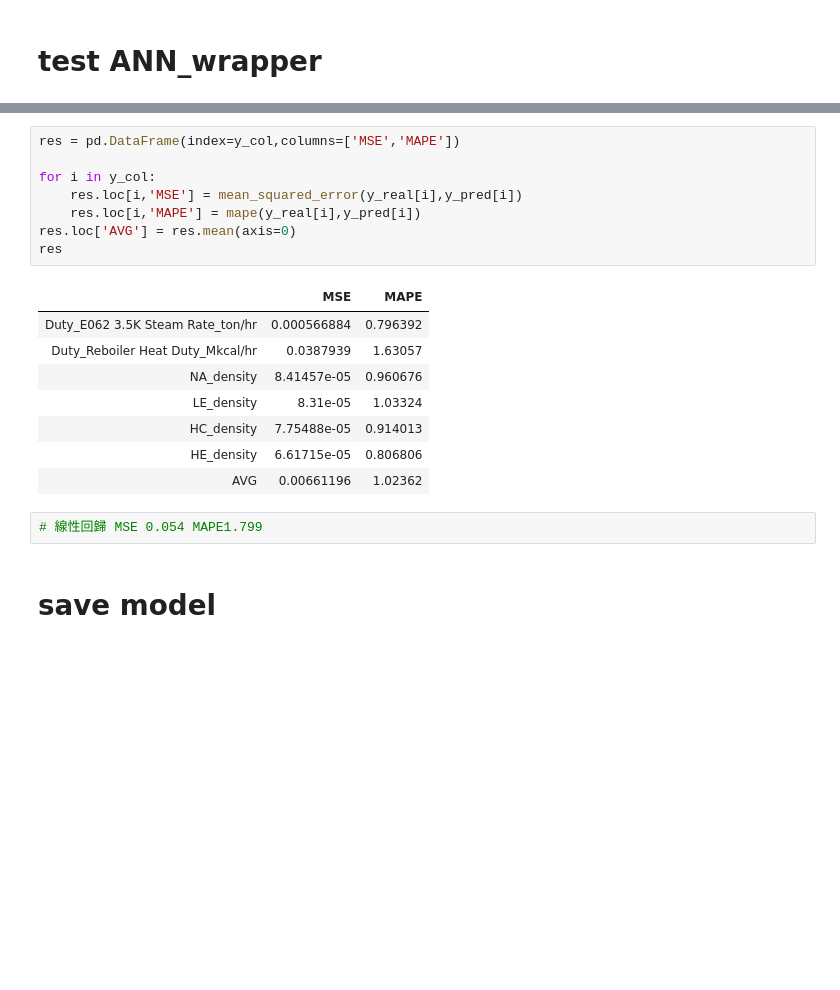
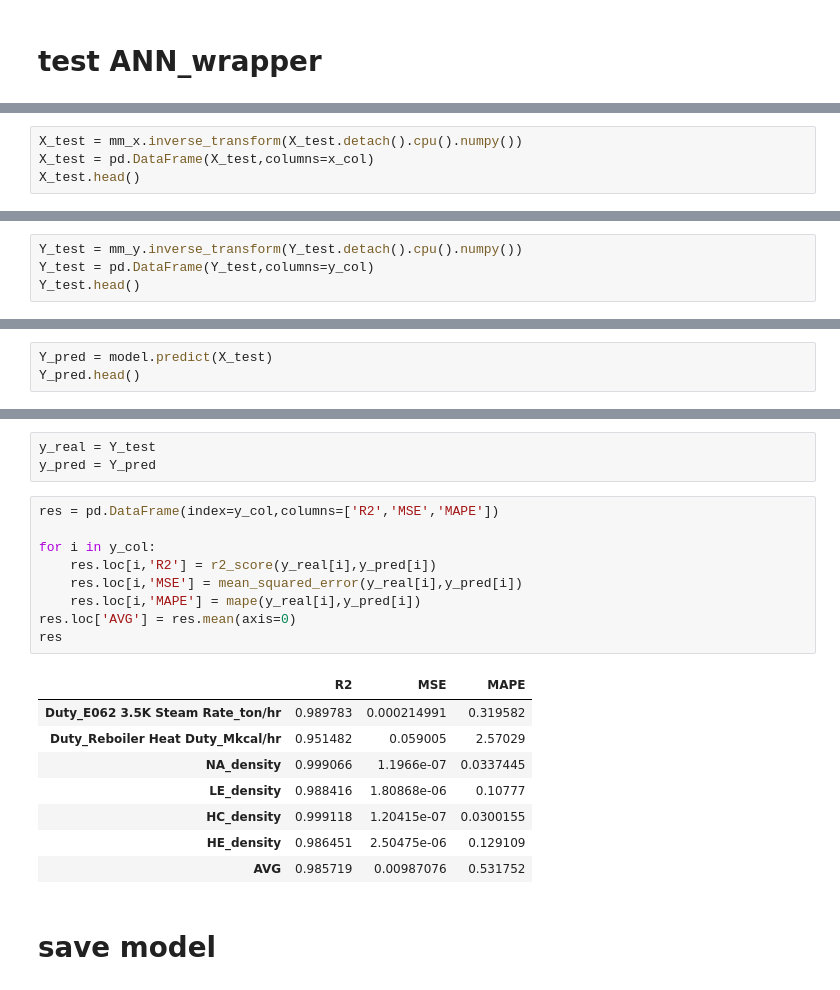
Before and after one commit to skywalker0803r/oil_project_20200424, a Jupyter notebook: notebook/build_ann_model_2.ipynb, the cells around one changed output, grey strips where cells are left out. Drawn from its saved outputs; the diff is of its cells as text; blank space fills up the shorter version.

```diff
--- a/notebook/build_ann_model_2.ipynb
+++ b/notebook/build_ann_model_2.ipynb
@@ -383,0 +381,4 @@ x.head()
+# %%
+X_test = mm_x.inverse_transform(X_test.detach().cpu().numpy())
+X_test = pd.DataFrame(X_test,columns=x_col)
+X_test.head()
@@ -383,0 +393,4 @@ x.head()
+# %%
+Y_test = mm_y.inverse_transform(Y_test.detach().cpu().numpy())
+Y_test = pd.DataFrame(Y_test,columns=y_col)
+Y_test.head()
@@ -383,0 +404,3 @@ x.head()
+# %%
+Y_pred = model.predict(X_test)
+Y_pred.head()
@@ -407,22 +416,24 @@ y_pred.head()
+# %%
+y_real = Y_test
+y_pred = Y_pred
 # %%
-res = pd.DataFrame(index=y_col,columns=['MSE','MAPE'])
+res = pd.DataFrame(index=y_col,columns=['R2','MSE','MAPE'])
 
 for i in y_col:
+    res.loc[i,'R2'] = r2_score(y_real[i],y_pred[i])
     res.loc[i,'MSE'] = mean_squared_error(y_real[i],y_pred[i])
     res.loc[i,'MAPE'] = mape(y_real[i],y_pred[i])
 res.loc['AVG'] = res.mean(axis=0)
 res
 # %% [output]
-|  | MSE | MAPE |
-| Duty_E062 3.5K Steam Rate_ton/hr | 0.000566884 | 0.796392 |
-| Duty_Reboiler Heat Duty_Mkcal/hr | 0.0387939 | 1.63057 |
-| NA_density | 8.41457e-05 | 0.960676 |
-| LE_density | 8.31e-05 | 1.03324 |
-| HC_density | 7.75488e-05 | 0.914013 |
-| HE_density | 6.61715e-05 | 0.806806 |
-| AVG | 0.00661196 | 1.02362 |
+|  | R2 | MSE | MAPE |
+| Duty_E062 3.5K Steam Rate_ton/hr | 0.989783 | 0.000214991 | 0.319582 |
+| Duty_Reboiler Heat Duty_Mkcal/hr | 0.951482 | 0.059005 | 2.57029 |
+| NA_density | 0.999066 | 1.1966e-07 | 0.0337445 |
+| LE_density | 0.988416 | 1.80868e-06 | 0.10777 |
+| HC_density | 0.999118 | 1.20415e-07 | 0.0300155 |
+| HE_density | 0.986451 | 2.50475e-06 | 0.129109 |
+| AVG | 0.985719 | 0.00987076 | 0.531752 |
-# %%
-# 線性回歸 MSE 0.054 MAPE1.799
 # %% [markdown]
 # save model
 # %%
```
Also changed, not shown: parts of 28 cells of this notebook, 11 other files.
